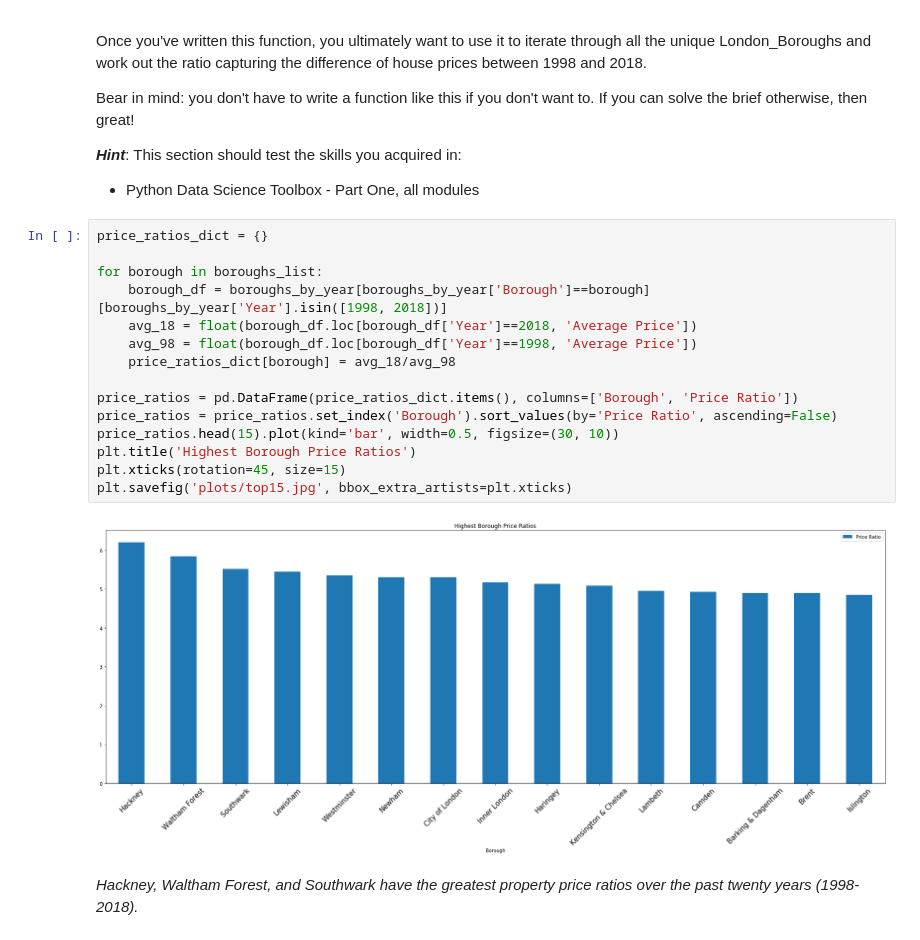
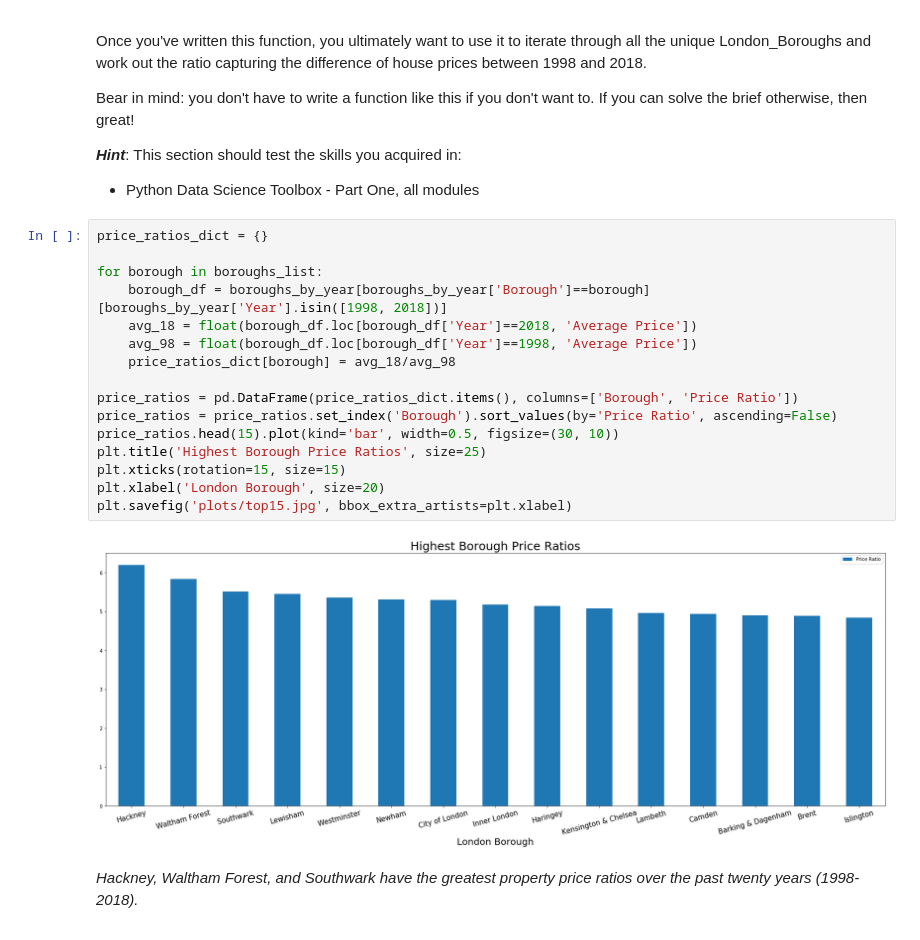
Before and after one commit to colelandolt/London-Housing, a Jupyter notebook: London Housing.ipynb, the cells around one changed output. Cells and saved outputs as stored; diff of their text form.

Commit message:
Update graph

```diff
--- a/London Housing.ipynb
+++ b/London Housing.ipynb
@@ -317,20 +317,21 @@ Bear in mind: you don't have to write a function like this if you don't want to.
 # %%
 price_ratios_dict = {}
 
 for borough in boroughs_list:
     borough_df = boroughs_by_year[boroughs_by_year['Borough']==borough][boroughs_by_year['Year'].isin([1998, 2018])]
     avg_18 = float(borough_df.loc[borough_df['Year']==2018, 'Average Price'])
     avg_98 = float(borough_df.loc[borough_df['Year']==1998, 'Average Price'])
     price_ratios_dict[borough] = avg_18/avg_98
 
 price_ratios = pd.DataFrame(price_ratios_dict.items(), columns=['Borough', 'Price Ratio'])
 price_ratios = price_ratios.set_index('Borough').sort_values(by='Price Ratio', ascending=False)
 price_ratios.head(15).plot(kind='bar', width=0.5, figsize=(30, 10))
-plt.title('Highest Borough Price Ratios')
-plt.xticks(rotation=45, size=15)
-plt.savefig('plots/top15.jpg', bbox_extra_artists=plt.xticks)
+plt.title('Highest Borough Price Ratios', size=25)
+plt.xticks(rotation=15, size=15)
+plt.xlabel('London Borough', size=20)
+plt.savefig('plots/top15.jpg', bbox_extra_artists=plt.xlabel)
 # %% [output]
-[figure, old version]
+[figure, new version]
 # %% [markdown]
 *Hackney, Waltham Forest, and Southwark have the greatest property price ratios over the past twenty years (1998-2018).*
 # %% [markdown]
```
Also changed, not shown: 1 other file.
